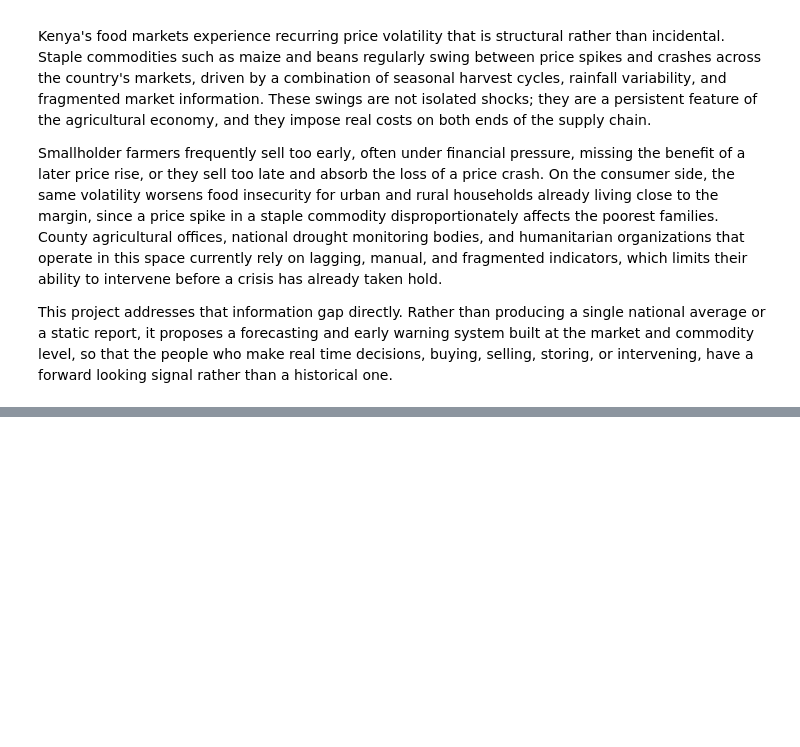
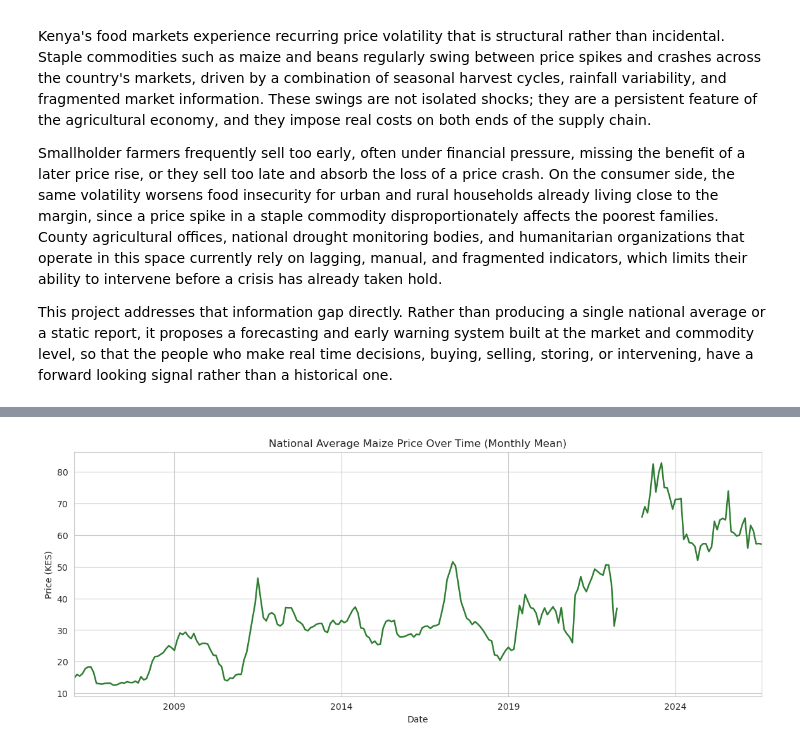
Before and after one commit to kevinkiplangat432/Predictive-Time-Series-Pipeline-using-a-Dual-Input-LSTM-and-Geospatial-Mapping, a Jupyter notebook: kenyan_food_prices.ipynb, the cells around one changed output, grey strips where cells are left out. Cells and saved outputs as stored; diff of their text form; code cells hidden in the pictures; blank space fills up the shorter version.

Commit message:
Adds the complete discussed notebook in the group

```diff
--- a/kenyan_food_prices.ipynb
+++ b/kenyan_food_prices.ipynb
@@ -16,0 +300,16 @@ This project addresses that information gap directly. Rather than producing a si
+# %%
+# Plot the average national price trend for maize over the full time range.
+# This is the primary time series the forecasting model will eventually learn,
+# so understanding its long run shape, trend, and volatility here is essential.
+
+maize = prices[prices["commodity"] == "Maize"].copy()
+maize_monthly = maize.groupby(pd.Grouper(key="date", freq="ME"))["price"].mean()
+
+plt.figure(figsize=(14, 5))
+maize_monthly.plot(color="#2E7D32", linewidth=1.8)
+plt.title("National Average Maize Price Over Time (Monthly Mean)")
+plt.ylabel("Price (KES)")
+plt.xlabel("Date")
+plt.show()
+# %% [output]
+[figure, added]
```
Also changed, not shown: parts of 30 cells of this notebook.
